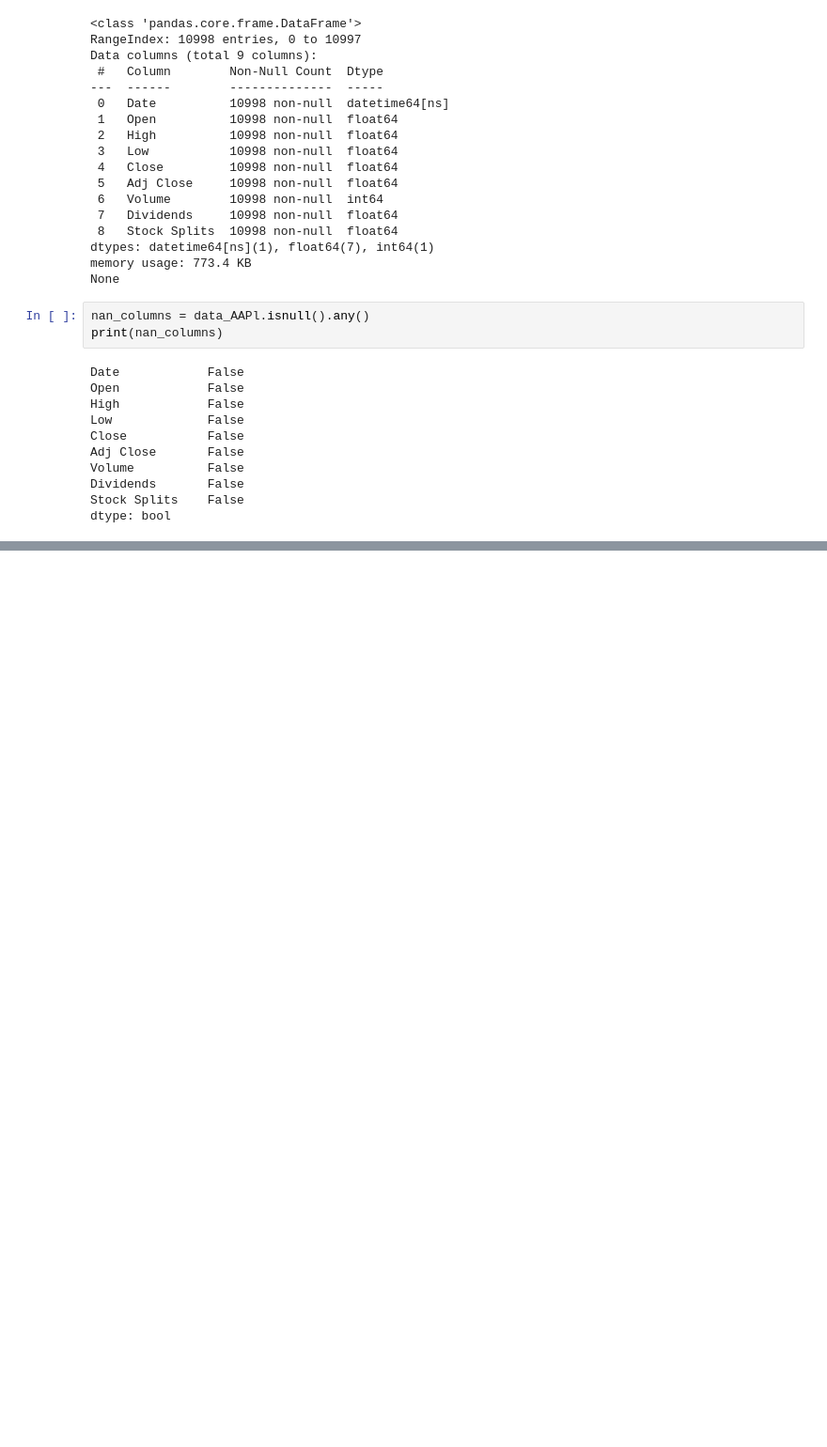
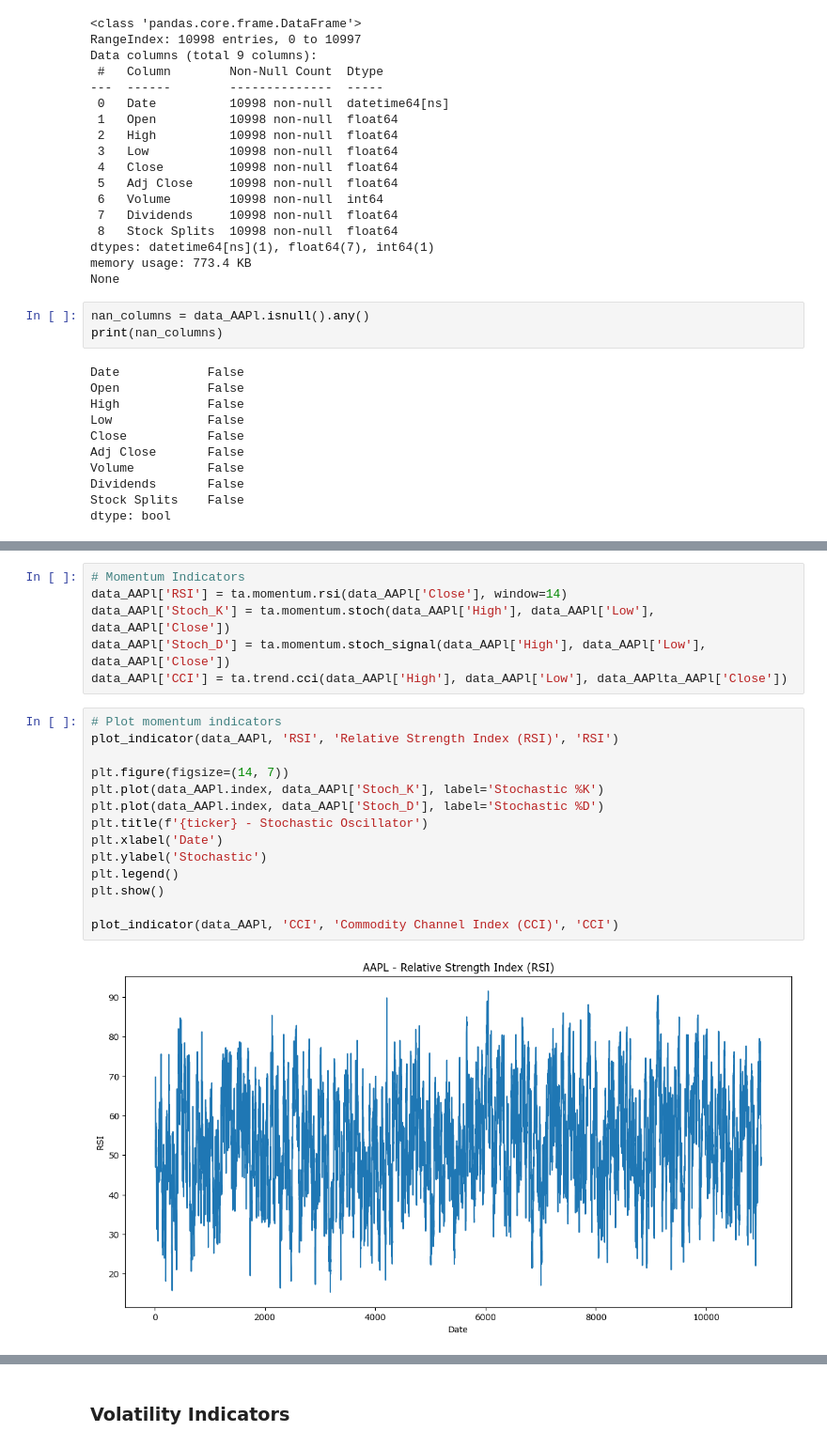
Before and after one commit to doffn/week1_eda, a Jupyter notebook: notebooks/Task_2.ipynb, the cells around one changed output, grey strips where cells are left out. Shown at 94% size. Drawn from its saved outputs; the diff is of its cells as text; blank space fills up the shorter version.

```diff
--- a/notebooks/Task_2.ipynb
+++ b/notebooks/Task_2.ipynb
@@ -99,0 +160,22 @@ dtype: bool
+# %%
+# Momentum Indicators
+data_AAPl['RSI'] = ta.momentum.rsi(data_AAPl['Close'], window=14)
+data_AAPl['Stoch_K'] = ta.momentum.stoch(data_AAPl['High'], data_AAPl['Low'], data_AAPl['Close'])
+data_AAPl['Stoch_D'] = ta.momentum.stoch_signal(data_AAPl['High'], data_AAPl['Low'], data_AAPl['Close'])
+data_AAPl['CCI'] = ta.trend.cci(data_AAPl['High'], data_AAPl['Low'], data_AAPlta_AAPl['Close'])
+# %%
+# Plot momentum indicators
+plot_indicator(data_AAPl, 'RSI', 'Relative Strength Index (RSI)', 'RSI')
+
+plt.figure(figsize=(14, 7))
+plt.plot(data_AAPl.index, data_AAPl['Stoch_K'], label='Stochastic %K')
+plt.plot(data_AAPl.index, data_AAPl['Stoch_D'], label='Stochastic %D')
+plt.title(f'{ticker} - Stochastic Oscillator')
+plt.xlabel('Date')
+plt.ylabel('Stochastic')
+plt.legend()
+plt.show()
+
+plot_indicator(data_AAPl, 'CCI', 'Commodity Channel Index (CCI)', 'CCI')
+# %% [output]
+[figure, added]
@@ -99,0 +184,2 @@ dtype: bool
+# %% [markdown]
+### Volatility Indicators
```
Also changed, not shown: parts of 14 cells of this notebook.
